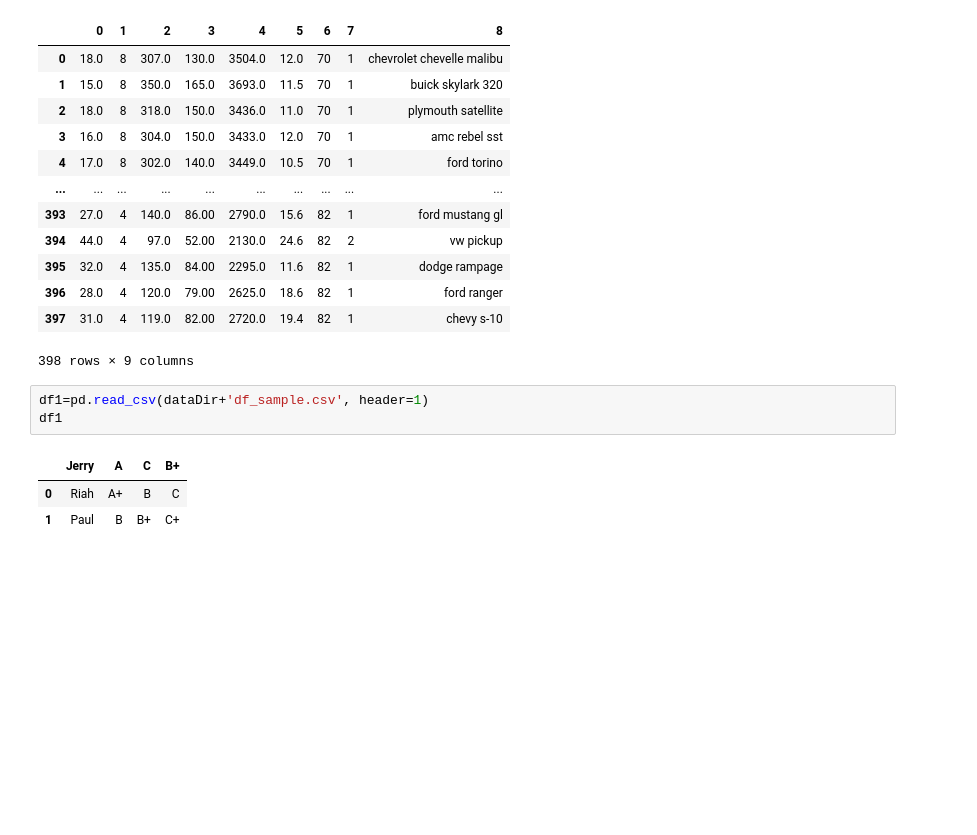
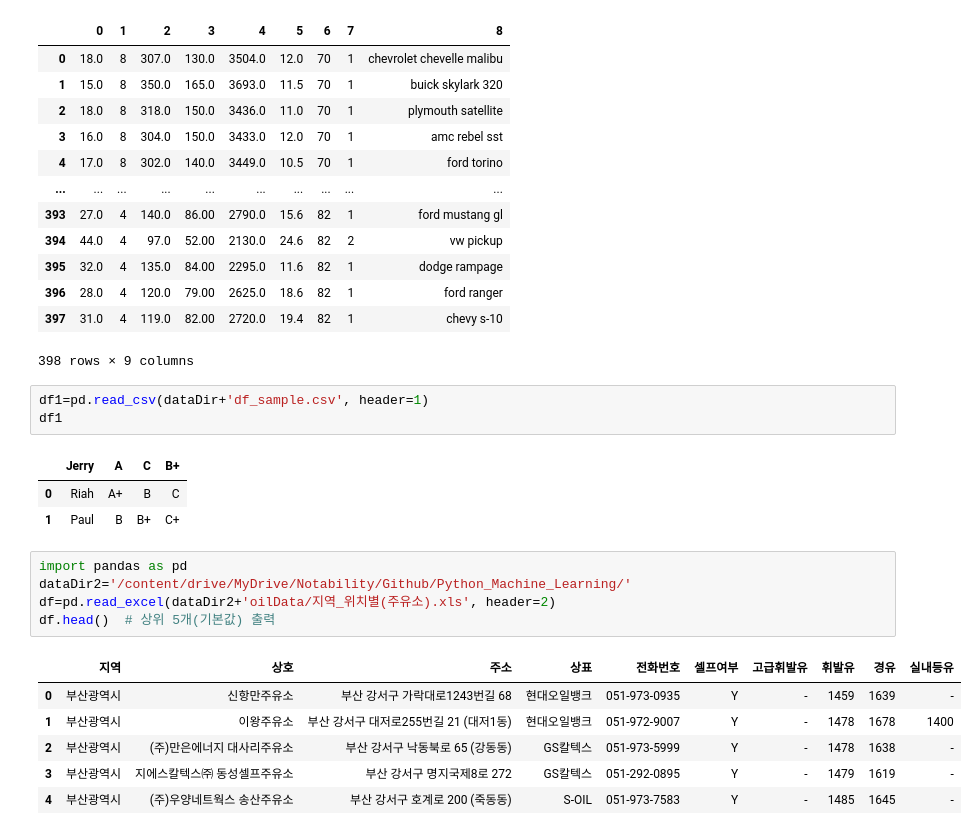
Before and after one commit to toughC/Python_Machine_Learning, a Jupyter notebook: 04_pandas2.ipynb, the cells around one changed output. Saved outputs shown, nothing was run; the diff lists cells and outputs as text; blank space fills up the shorter version.

```diff
--- a/04_pandas2.ipynb
+++ b/04_pandas2.ipynb
@@ -81,3 +81,15 @@ df1
 |  | Jerry | A | C | B+ |
 | 0 | Riah | A+ | B | C |
 | 1 | Paul | B | B+ | C+ |
+# %%
+import pandas as pd
+dataDir2='/content/drive/MyDrive/Notability/Github/Python_Machine_Learning/'
+df=pd.read_excel(dataDir2+'oilData/지역_위치별(주유소).xls', header=2)
+df.head()  # 상위 5개(기본값) 출력
+# %% [output]
+|  | 지역 | 상호 | 주소 | 상표 | 전화번호 | 셀프여부 | 고급휘발유 | 휘발유 | 경유 | 실내등유 |
+| 0 | 부산광역시 | 신항만주유소 | 부산 강서구 가락대로1243번길 68 | 현대오일뱅크 | 051-973-0935 | Y | - | 1459 | 1639 | - |
+| 1 | 부산광역시 | 이왕주유소 | 부산 강서구 대저로255번길 21 (대저1동) | 현대오일뱅크 | 051-972-9007 | Y | - | 1478 | 1678 | 1400 |
+| 2 | 부산광역시 | (주)만은에너지 대사리주유소 | 부산 강서구 낙동북로 65 (강동동) | GS칼텍스 | 051-973-5999 | Y | - | 1478 | 1638 | - |
+| 3 | 부산광역시 | 지에스칼텍스㈜ 동성셀프주유소 | 부산 강서구 명지국제8로 272 | GS칼텍스 | 051-292-0895 | Y | - | 1479 | 1619 | - |
+| 4 | 부산광역시 | (주)우양네트웍스 송산주유소 | 부산 강서구 호계로 200 (죽동동) | S-OIL | 051-973-7583 | Y | - | 1485 | 1645 | - |
```
Also changed, not shown: parts of 14 cells of this notebook.
